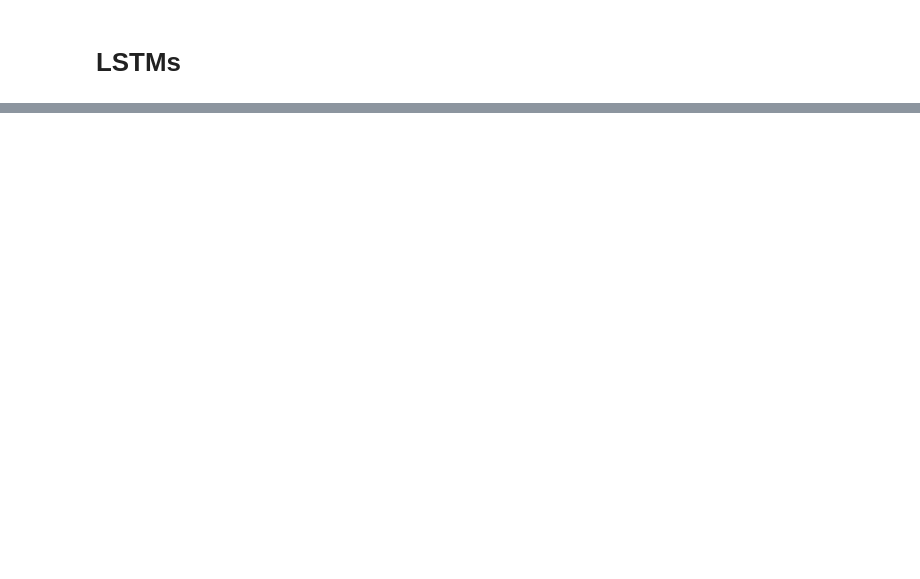
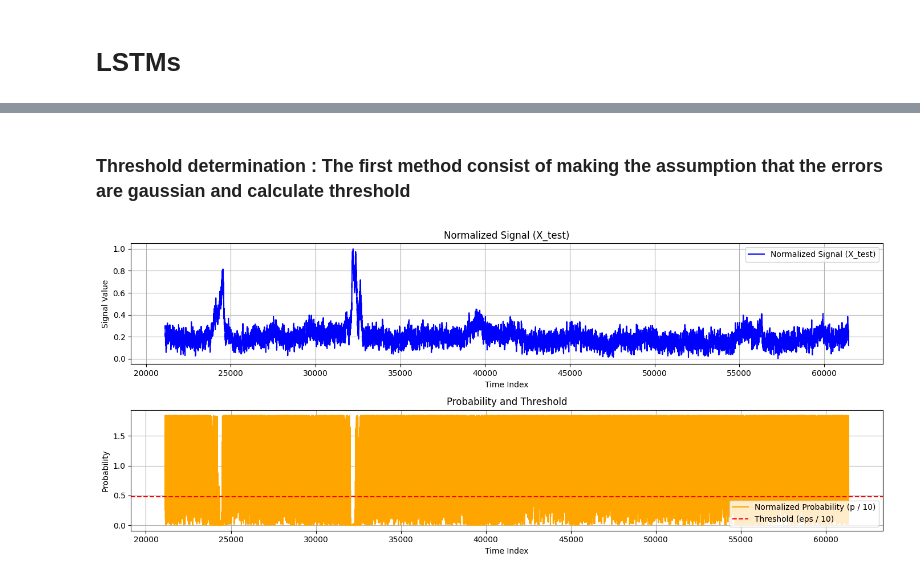
Before and after one commit to LucasTramonte/Radiological-pollution-monitoring-anomaly-detection, a Jupyter notebook: main.ipynb, the cells around one changed output, grey strips where cells are left out. Cells and saved outputs as stored; diff of their text form; code cells hidden in the pictures; blank space fills up the shorter version.

Commit message:
DTS and LSTM

```diff
--- a/main.ipynb
+++ b/main.ipynb
@@ -103,0 +315,3 @@ plt.show()
+# %%
+df = pd.read_json('Assets/Data/normal_sequences_df.json')
+df
@@ -163,0 +453,5 @@ IQR(X_train, 2, "June")
+# %%
+model=tf.keras.models.load_model('Assets/LSTM.h5' ,compile=False)
+model.compile(optimizer='adam', loss='mse')
+# %% [markdown]
+### Threshold determination   : The first method consist of making the assumption that the errors are gaussian and calculate threshold
@@ -163,0 +482,26 @@ IQR(X_train, 2, "June")
+# %%
+# Plot the X_test signal
+plt.figure(figsize=(14, 6))
+
+plt.subplot(2, 1, 1)
+plt.plot(X_test, label='Normalized Signal (X_test)', color='blue')
+plt.xlabel('Time Index')
+plt.ylabel('Signal Value')
+plt.title('Normalized Signal (X_test)')
+plt.legend()
+plt.grid(True)
+
+# Plot the probability p and the threshold
+plt.subplot(2, 1, 2)
+plt.plot(p/10 , label='Normalized Probability (p / 10)', color='orange')
+plt.axhline(eps/10 , color='red', linestyle='--', label='Threshold (eps / 10)')
+plt.xlabel('Time Index')
+plt.ylabel('Probability')
+plt.title('Probability and Threshold')
+plt.legend()
+plt.grid(True)
+
+plt.tight_layout()
+plt.show()
+# %% [output]
+[figure, added]
```
Also changed, not shown: parts of 17 cells of this notebook, 2 other files.
